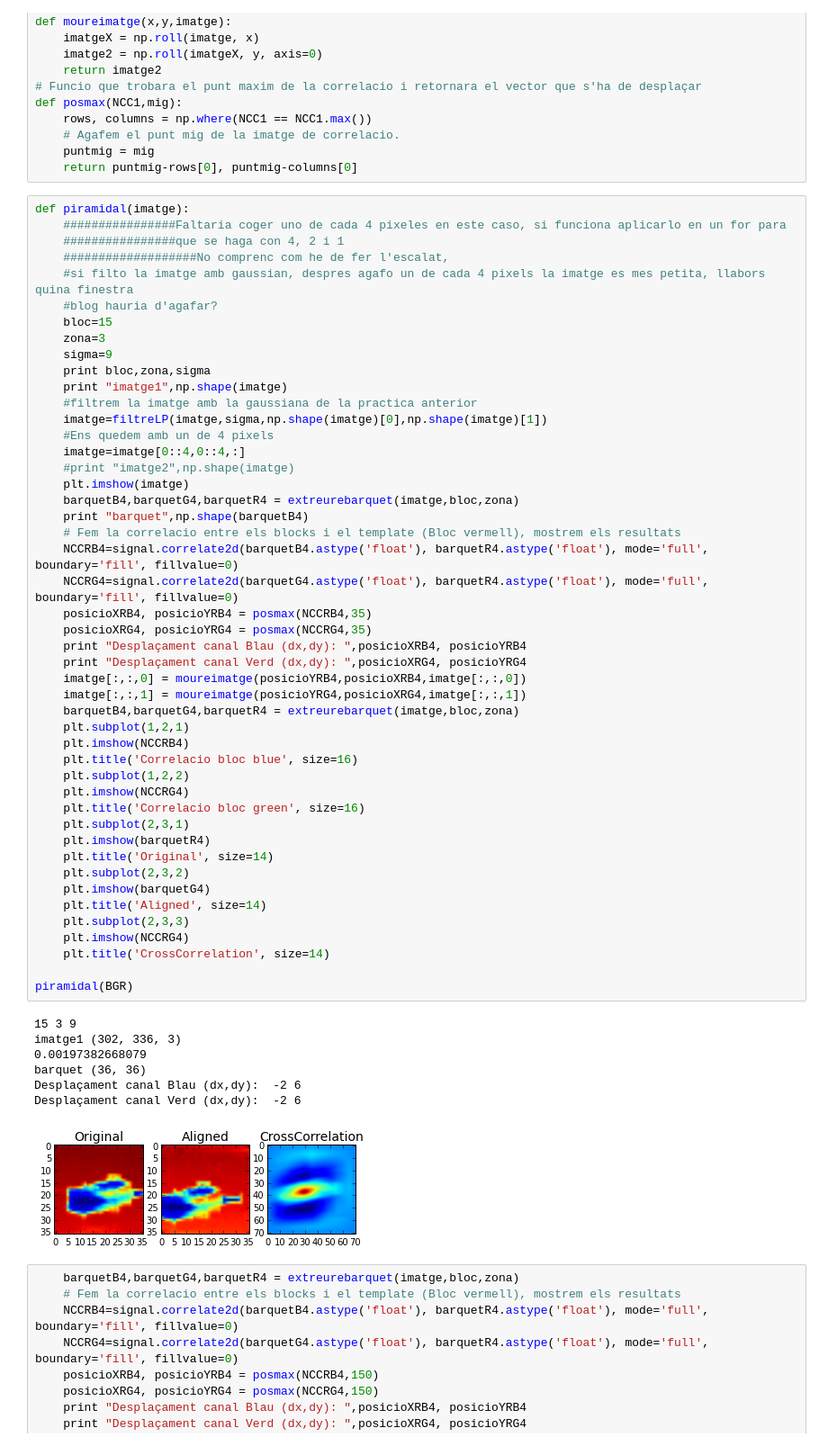
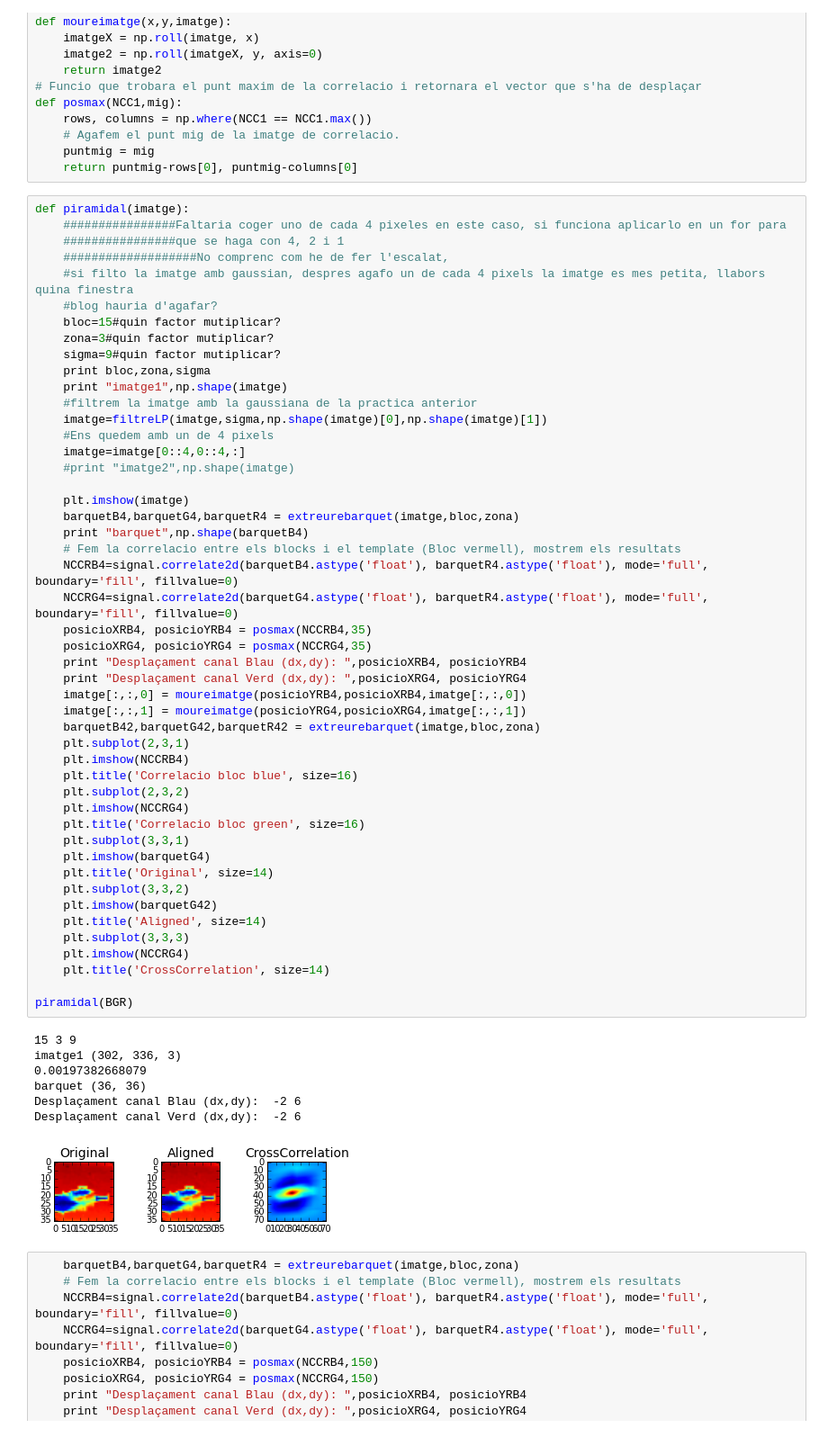
Before and after one commit to cnavas88/Image-Processing, a Jupyter notebook: practica2/Practica2.ipynb, the cells around one changed output. Shown at 90% size. Saved outputs shown, nothing was run; the diff lists cells and outputs as text.

```diff
--- a/practica2/Practica2.ipynb
+++ b/practica2/Practica2.ipynb
@@ -305,9 +305,9 @@ def piramidal(imatge):
     ###################No comprenc com he de fer l'escalat,
     #si filto la imatge amb gaussian, despres agafo un de cada 4 pixels la imatge es mes petita, llabors quina finestra
     #blog hauria d'agafar?
-    bloc=15
-    zona=3
-    sigma=9
+    bloc=15#quin factor mutiplicar?
+    zona=3#quin factor mutiplicar?
+    sigma=9#quin factor mutiplicar?
     print bloc,zona,sigma
     print "imatge1",np.shape(imatge)
     #filtrem la imatge amb la gaussiana de la practica anterior
@@ -315,44 +315,45 @@ def piramidal(imatge):
     #Ens quedem amb un de 4 pixels
     imatge=imatge[0::4,0::4,:]
     #print "imatge2",np.shape(imatge)
+
     plt.imshow(imatge)
     barquetB4,barquetG4,barquetR4 = extreurebarquet(imatge,bloc,zona)
     print "barquet",np.shape(barquetB4)
     # Fem la correlacio entre els blocks i el template (Bloc vermell), mostrem els resultats
     NCCRB4=signal.correlate2d(barquetB4.astype('float'), barquetR4.astype('float'), mode='full', boundary='fill', fillvalue=0)
     NCCRG4=signal.correlate2d(barquetG4.astype('float'), barquetR4.astype('float'), mode='full', boundary='fill', fillvalue=0)
     posicioXRB4, posicioYRB4 = posmax(NCCRB4,35)
     posicioXRG4, posicioYRG4 = posmax(NCCRG4,35)
     print "Desplaçament canal Blau (dx,dy): ",posicioXRB4, posicioYRB4
     print "Desplaçament canal Verd (dx,dy): ",posicioXRG4, posicioYRG4
     imatge[:,:,0] = moureimatge(posicioYRB4,posicioXRB4,imatge[:,:,0])
     imatge[:,:,1] = moureimatge(posicioYRG4,posicioXRG4,imatge[:,:,1])
-    barquetB4,barquetG4,barquetR4 = extreurebarquet(imatge,bloc,zona)
-    plt.subplot(1,2,1)
+    barquetB42,barquetG42,barquetR42 = extreurebarquet(imatge,bloc,zona)
+    plt.subplot(2,3,1)
     plt.imshow(NCCRB4)
     plt.title('Correlacio bloc blue', size=16)
-    plt.subplot(1,2,2)
+    plt.subplot(2,3,2)
     plt.imshow(NCCRG4)
     plt.title('Correlacio bloc green', size=16)
-    plt.subplot(2,3,1)
-    plt.imshow(barquetR4)
+    plt.subplot(3,3,1)
+    plt.imshow(barquetG4)
     plt.title('Original', size=14)
-    plt.subplot(2,3,2)
-    plt.imshow(barquetG4)
+    plt.subplot(3,3,2)
+    plt.imshow(barquetG42)
     plt.title('Aligned', size=14)
-    plt.subplot(2,3,3)
+    plt.subplot(3,3,3)
     plt.imshow(NCCRG4)
     plt.title('CrossCorrelation', size=14)
 
 piramidal(BGR)
 # %% [output]
 15 3 9
 imatge1 (302, 336, 3)
 0.00197382668079
 barquet (36, 36)
 Desplaçament canal Blau (dx,dy):  -2 6
 Desplaçament canal Verd (dx,dy):  -2 6
-[figure, old version]
+[figure, new version]
 # %%
     barquetB4,barquetG4,barquetR4 = extreurebarquet(imatge,bloc,zona)
     # Fem la correlacio entre els blocks i el template (Bloc vermell), mostrem els resultats
```
